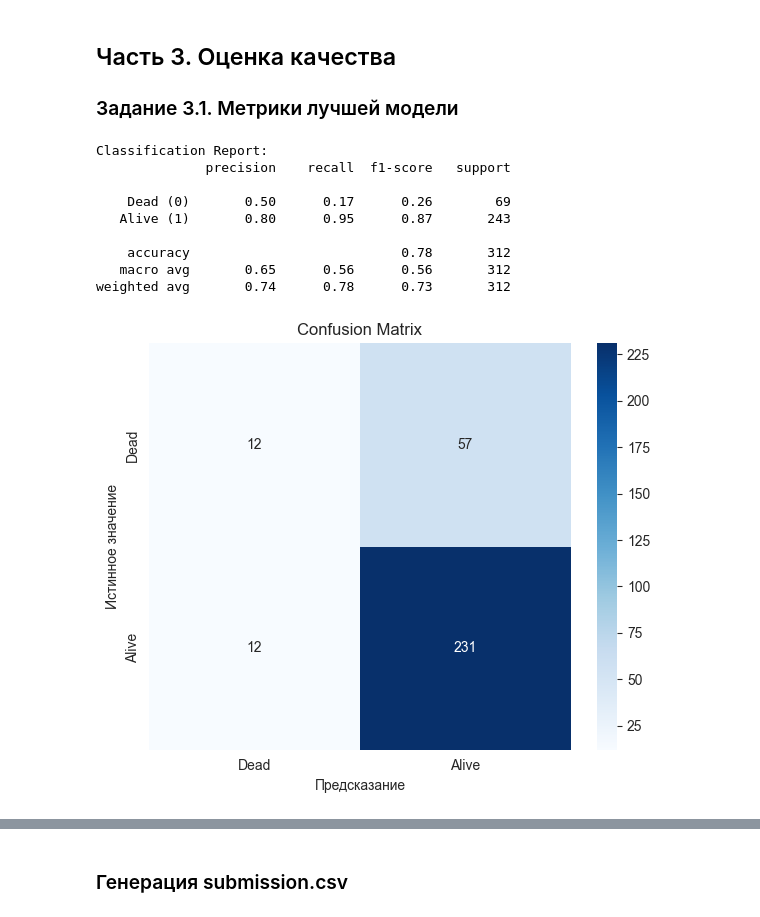
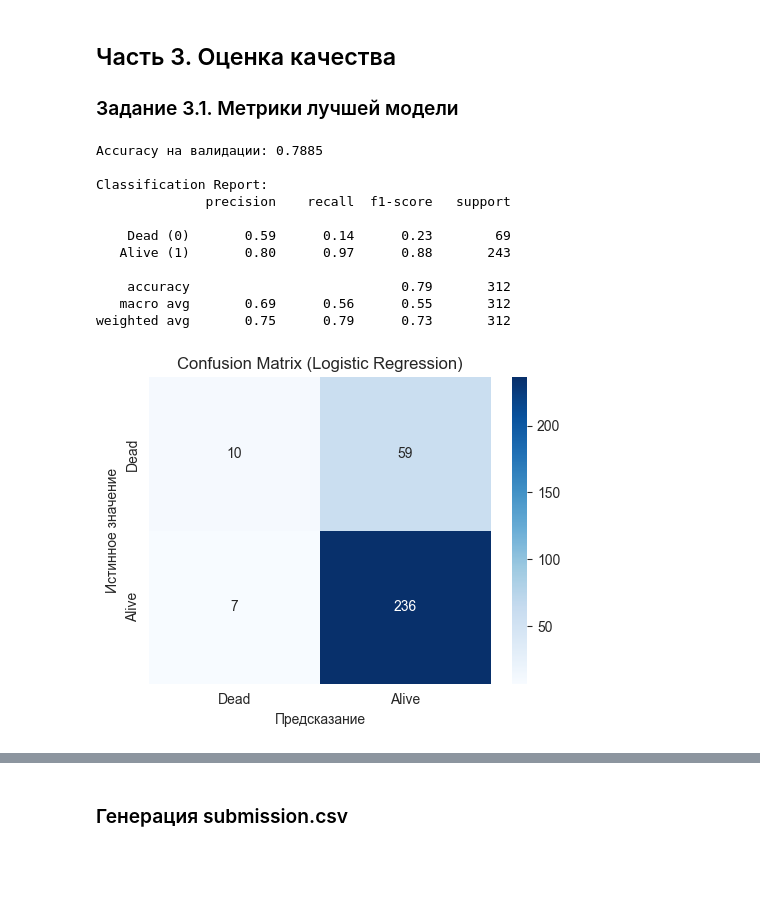
Before and after one commit to klezyk/MFTI, a Jupyter notebook: 4.1 Домашнее задание. Основы машинного обучения/solution.ipynb, the cells around one changed output, grey strips where cells are left out. Cells and saved outputs as stored; diff of their text form; code cells hidden in the pictures; blank space fills up the shorter version.

```diff
--- a/4.1 Домашнее задание. Основы машинного обучения/solution.ipynb
+++ b/4.1 Домашнее задание. Основы машинного обучения/solution.ipynb
@@ -498,6 +473,6 @@ X_val_scaled = scaler.transform(X_val)
 # %%
 # Модель 1: Logistic Regression (рекомендуемая в задании)
-lr = LogisticRegression(random_state=RANDOM_STATE, max_iter=1000)
+lr = LogisticRegression(C=1.0, random_state=RANDOM_STATE, max_iter=1000)
 lr.fit(X_train_scaled, y_train)
 y_pred_lr = lr.predict(X_val_scaled)
 acc_lr = accuracy_score(y_val, y_pred_lr)
@@ -507,8 +491,8 @@ Logistic Regression Accuracy: 0.7949
 # %%
-# Модель 2: Random Forest (ограничиваем глубину для предотвращения переобучения)
-rf = RandomForestClassifier(n_estimators=100, max_depth=5, random_state=RANDOM_STATE)
-rf.fit(X_train, y_train)
-y_pred_rf = rf.predict(X_val)
-acc_rf = accuracy_score(y_val, y_pred_rf)
-print(f'Random Forest Accuracy: {acc_rf:.4f}')
+# Модель 3: Decision Tree
+dt = DecisionTreeClassifier(max_depth=5, random_state=RANDOM_STATE)
+dt.fit(X_train, y_train)
+y_pred_dt = dt.predict(X_val)
+acc_dt = accuracy_score(y_val, y_pred_dt)
+print(f'Decision Tree Accuracy: {acc_dt:.4f}')
 # %% [output]
@@ -516,7 +499,0 @@ Random Forest Accuracy: 0.7853
-# %%
-# Модель 3: Gradient Boosting (консервативные параметры)
-gb = GradientBoostingClassifier(n_estimators=100, max_depth=3, learning_rate=0.1, random_state=RANDOM_STATE)
-gb.fit(X_train, y_train)
-y_pred_gb = gb.predict(X_val)
-acc_gb = accuracy_score(y_val, y_pred_gb)
-print(f'Gradient Boosting Accuracy: {acc_gb:.4f}')
@@ -630,33 +625,37 @@ RF Accuracy на валидации: 0.7917
 ## Часть 3. Оценка качества
 
 ### Задание 3.1. Метрики лучшей модели
+# %%
+# Оценка лучшей модели на валидационной выборке
+best_model.fit(X_train_scaled, y_train)
+y_pred_best = best_model.predict(X_val_scaled)
+
+print(f'Accuracy на валидации: {accuracy_score(y_val, y_pred_best):.4f}')
+print()
+print('Classification Report:')
+print(classification_report(y_val, y_pred_best, target_names=['Dead (0)', 'Alive (1)']))
+# %% [output]
+Accuracy на валидации: 0.7885
+
+Classification Report:
+              precision    recall  f1-score   support
+
+    Dead (0)       0.59      0.14      0.23        69
+   Alive (1)       0.80      0.97      0.88       243
+
+    accuracy                           0.79       312
+   macro avg       0.69      0.56      0.55       312
+weighted avg       0.75      0.79      0.73       312
 # %%
-if best_needs_scaling:
-    y_pred_best = best_model.predict(X_val_scaled)
-else:
-    y_pred_best = best_model.predict(X_val)
-
-print('Classification Report:')
-print(classification_report(y_val, y_pred_best, target_names=['Dead (0)', 'Alive (1)']))
-
 cm = confusion_matrix(y_val, y_pred_best)
-fig, ax = plt.subplots(figsize=(6, 5))
+fig, ax = plt.subplots(figsize=(5, 4))
 sns.heatmap(cm, annot=True, fmt='d', cmap='Blues', ax=ax,
             xticklabels=['Dead', 'Alive'], yticklabels=['Dead', 'Alive'])
 ax.set_xlabel('Предсказание')
 ax.set_ylabel('Истинное значение')
-ax.set_title('Confusion Matrix')
+ax.set_title(f'Confusion Matrix ({best_name})')
 plt.tight_layout()
 plt.show()
 # %% [output]
-Classification Report:
-              precision    recall  f1-score   support
-
-    Dead (0)       0.50      0.17      0.26        69
-   Alive (1)       0.80      0.95      0.87       243
-
-    accuracy                           0.78       312
-   macro avg       0.65      0.56      0.56       312
-weighted avg       0.74      0.78      0.73       312
-[figure, old version]
+[figure, new version]
 # %%
```
Also changed, not shown: parts of 53 cells of this notebook, 2 other files.
